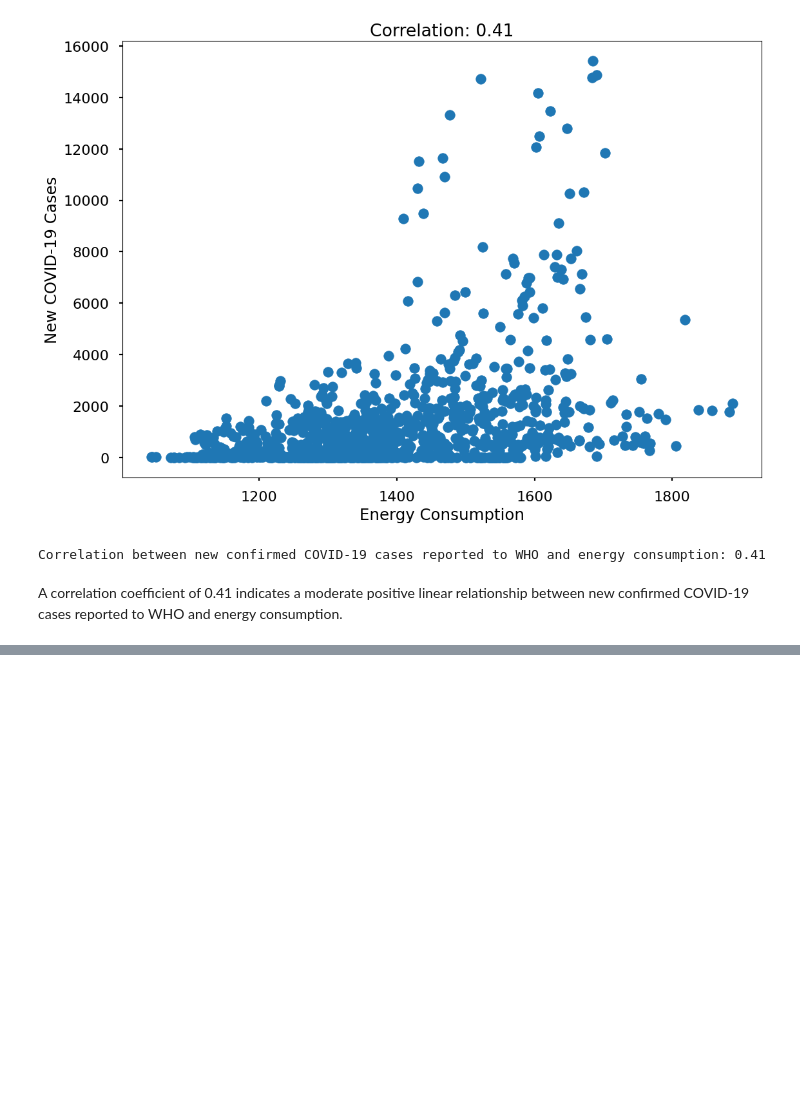
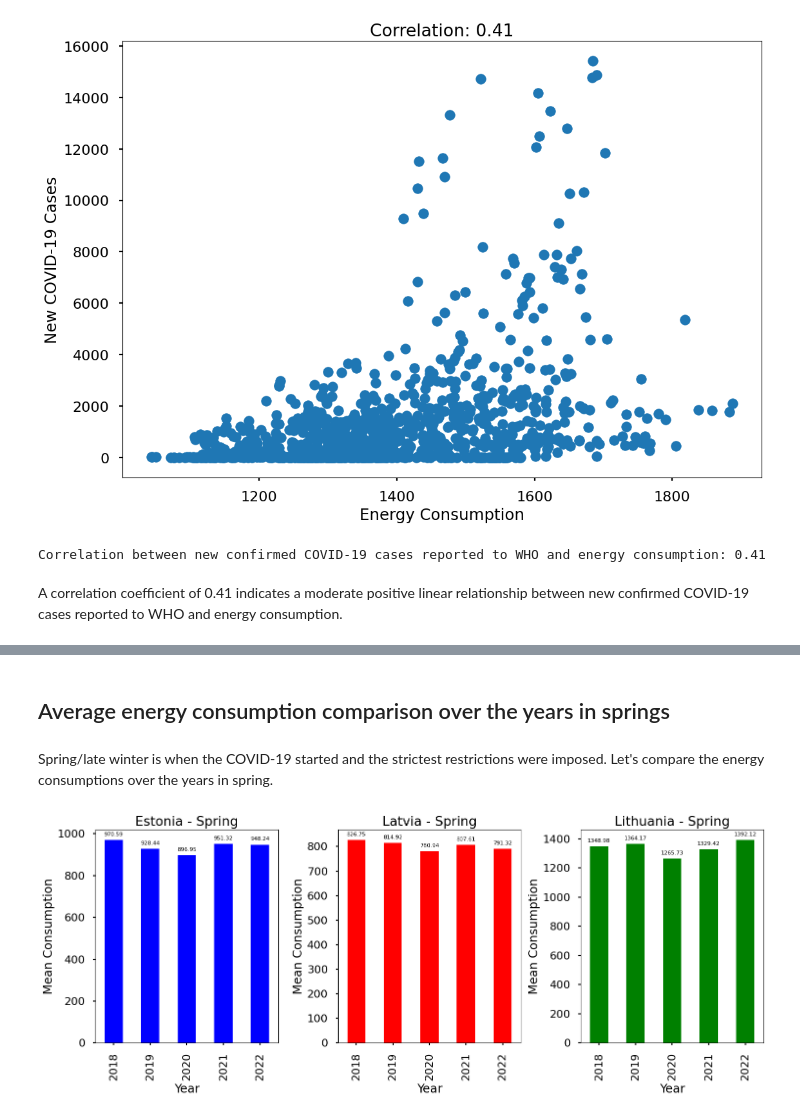
Before and after one commit to ArturKreegipuu/covid19-impact-on-energy-consumption-in-Baltics, a Jupyter notebook: Data analysis.ipynb, the cells around one changed output, grey strips where cells are left out. Drawn from its saved outputs; the diff is of its cells as text; code cells hidden in the pictures; blank space fills up the shorter version.

```diff
--- a/Data analysis.ipynb
+++ b/Data analysis.ipynb
@@ -734,0 +822,79 @@ A correlation coefficient of 0.41 indicates a moderate positive linear relations
+# %% [markdown]
+## Average energy consumption comparison over the years in springs
+# %% [markdown]
+Spring/late winter is when the COVID-19 started and the strictest restrictions were imposed.
+Let's compare the energy consumptions over the years in spring.
+# %%
+# Read the CSV files for Estonia, Latvia, and Lithuania
+energy_et = pd.read_csv("df_energy_consumption_et.csv")
+energy_lv = pd.read_csv("df_energy_consumption_lv.csv")
+energy_lt = pd.read_csv("df_energy_consumption_lt.csv")
+
+# Convert 'Period' column to datetime type for Estonia
+energy_et['Period'] = pd.to_datetime(energy_et['Period'])
+energy_et['Year'] = energy_et['Period'].dt.year
+energy_et['Month'] = energy_et['Period'].dt.month
+
+# Convert 'Period' column to datetime type for Latvia
+energy_lv['Period'] = pd.to_datetime(energy_lv['Period'])
+energy_lv['Year'] = energy_lv['Period'].dt.year
+energy_lv['Month'] = energy_lv['Period'].dt.month
+
+# Convert 'Period' column to datetime type for Lithuania
+energy_lt['Period'] = pd.to_datetime(energy_lt['Period'])
+energy_lt['Year'] = energy_lt['Period'].dt.year
+energy_lt['Month'] = energy_lt['Period'].dt.month
+
+# Filter data for spring months (March to May)
+spring_et = energy_et[(energy_et['Month'] >= 3) & (energy_et['Month'] <= 5)]
+spring_lv = energy_lv[(energy_lv['Month'] >= 3) & (energy_lv['Month'] <= 5)]
+spring_lt = energy_lt[(energy_lt['Month'] >= 3) & (energy_lt['Month'] <= 5)]
+
+# Calculate the mean energy consumption for each spring
+mean_consumption_spring_et = spring_et.groupby('Year')['Consumption'].mean()
+mean_consumption_spring_lv = spring_lv.groupby('Year')['Consumption'].mean()
+mean_consumption_spring_lt = spring_lt.groupby('Year')['Consumption'].mean()
+
+# Plot the results for all three countries in spring
+plt.figure(figsize=(15, 6))
+
+plt.subplot(1, 3, 1)
+bars_et = mean_consumption_spring_et.plot(kind='bar', color='blue')
+plt.title('Estonia - Spring')
+plt.xlabel('Year')
+plt.ylabel('Mean Consumption')
+for bar in bars_et.patches:
+    plt.annotate(format(bar.get_height(), '.2f'),
+                 (bar.get_x() + bar.get_width() / 2, bar.get_height()),
+                 ha='center', va='center',
+                 size=8, color='black', xytext=(0, 8),
+                 textcoords='offset points')
+
+plt.subplot(1, 3, 2)
+bars_lv = mean_consumption_spring_lv.plot(kind='bar', color='red')
+plt.title('Latvia - Spring')
+plt.xlabel('Year')
+plt.ylabel('Mean Consumption')
+for bar in bars_lv.patches:
+    plt.annotate(format(bar.get_height(), '.2f'),
+                 (bar.get_x() + bar.get_width() / 2, bar.get_height()),
+                 ha='center', va='center',
+                 size=8, color='black', xytext=(0, 8),
+                 textcoords='offset points')
+
+plt.subplot(1, 3, 3)
+bars_lt = mean_consumption_spring_lt.plot(kind='bar', color='green')
+plt.title('Lithuania - Spring')
+plt.xlabel('Year')
+plt.ylabel('Mean Consumption')
+for bar in bars_lt.patches:
+    plt.annotate(format(bar.get_height(), '.2f'),
+                 (bar.get_x() + bar.get_width() / 2, bar.get_height()),
+                 ha='center', va='center',
+                 size=8, color='black', xytext=(0, 8),
+                 textcoords='offset points')
+
+plt.tight_layout()
+plt.show()
+# %% [output]
+[figure, added]
```
Also changed, not shown: parts of 9 cells of this notebook.
